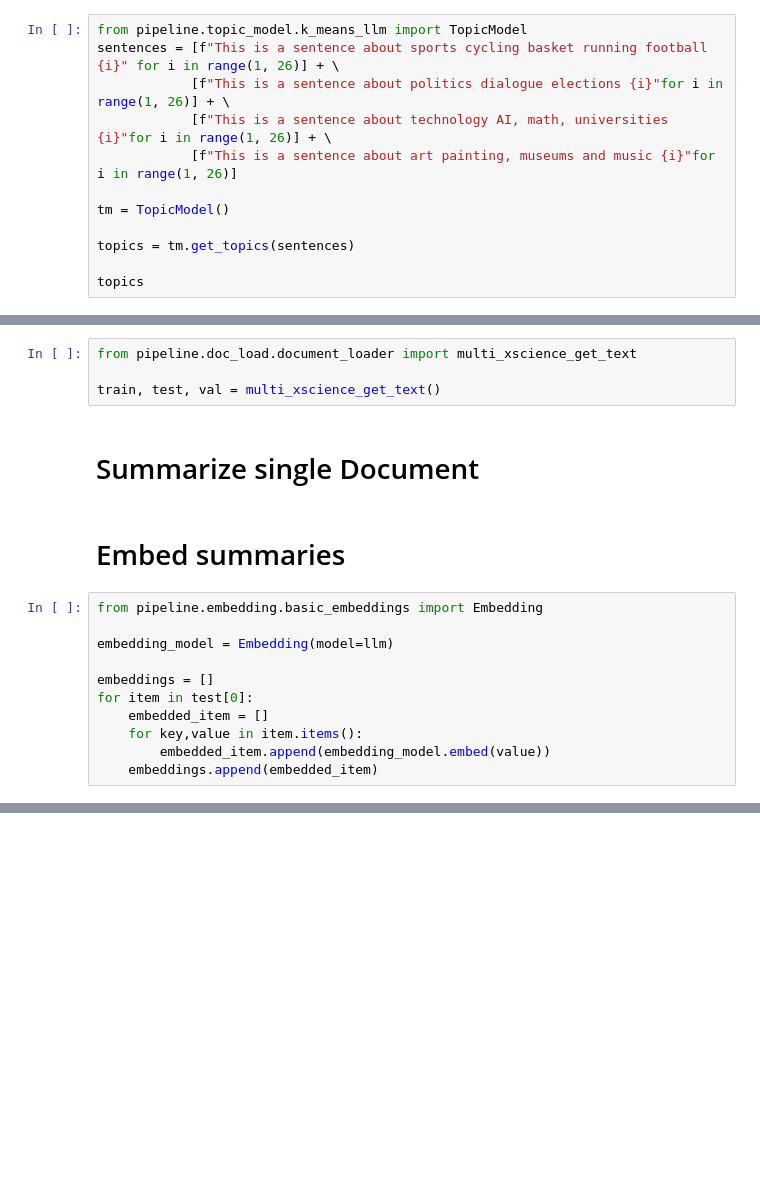
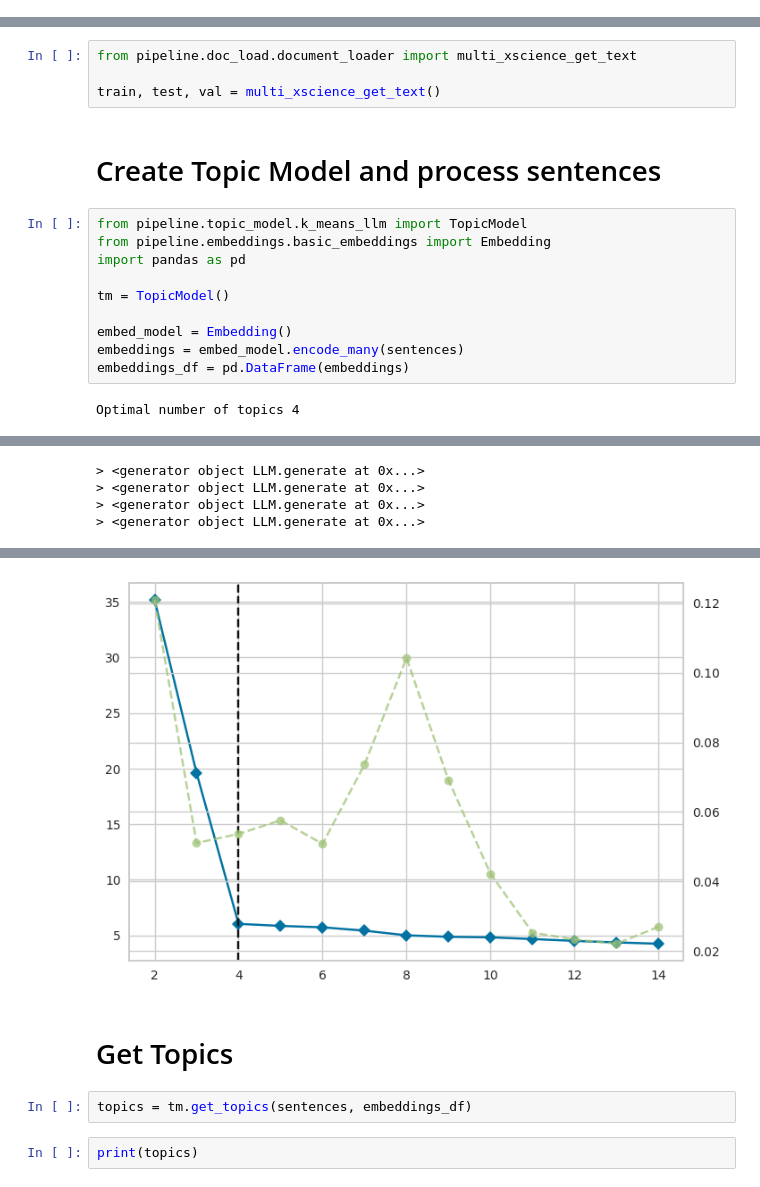
Before and after one commit to JavierOramas/thesis_experiments, a Jupyter notebook: pipeline.ipynb, the cells around one changed output, grey strips where cells are left out. Drawn from its saved outputs; the diff is of its cells as text; blank space fills up the shorter version.

```diff
--- a/pipeline.ipynb
+++ b/pipeline.ipynb
@@ -5,12 +0,0 @@ output = model.generate("The capital of France is ", max_tokens=3)
-# %%
-from pipeline.topic_model.k_means_llm import TopicModel
-sentences = [f"This is a sentence about sports cycling basket running football {i}" for i in range(1, 26)] + \
-            [f"This is a sentence about politics dialogue elections {i}"for i in range(1, 26)] + \
-            [f"This is a sentence about technology AI, math, universities {i}"for i in range(1, 26)] + \
-            [f"This is a sentence about art painting, museums and music {i}"for i in range(1, 26)]
-
-tm = TopicModel()
-
-topics = tm.get_topics(sentences)
-
-topics
@@ -78,18 +4,17 @@ ValueError: Model file './models/mistral-7b-instruct-v0.1.Q5_K_M.gguf' not found
 from pipeline.doc_load.document_loader import multi_xscience_get_text
 
 train, test, val = multi_xscience_get_text()
-# %% [markdown]
-# Summarize single Document
-# %% [markdown]
-# Embed summaries
-# %%
-from pipeline.embedding.basic_embeddings import Embedding
-
-embedding_model = Embedding(model=llm)
-
-embeddings = []
-for item in test[0]:
-    embedded_item = []
-    for key,value in item.items():
-        embedded_item.append(embedding_model.embed(value))
-    embeddings.append(embedded_item)
+# %% [markdown]
+# Create Topic Model and process sentences
+# %%
+from pipeline.topic_model.k_means_llm import TopicModel
+from pipeline.embeddings.basic_embeddings import Embedding
+import pandas as pd
+
+tm = TopicModel()
+
+embed_model = Embedding()
+embeddings = embed_model.encode_many(sentences)
+embeddings_df = pd.DataFrame(embeddings)
+# %% [output]
+Optimal number of topics 4
@@ -95,0 +38,4 @@ for item in test[0]:
+> <generator object LLM.generate at 0x...>
+> <generator object LLM.generate at 0x...>
+> <generator object LLM.generate at 0x...>
+> <generator object LLM.generate at 0x...>
@@ -96 +59,8 @@ for item in test[0]:
+[figure, added]
+# %% [markdown]
+# Get Topics
+# %%
+topics = tm.get_topics(sentences, embeddings_df)
+# %%
+print(topics)
 # %% [markdown]
```
Also changed, not shown: parts of 23 cells of this notebook, 3 other files.
